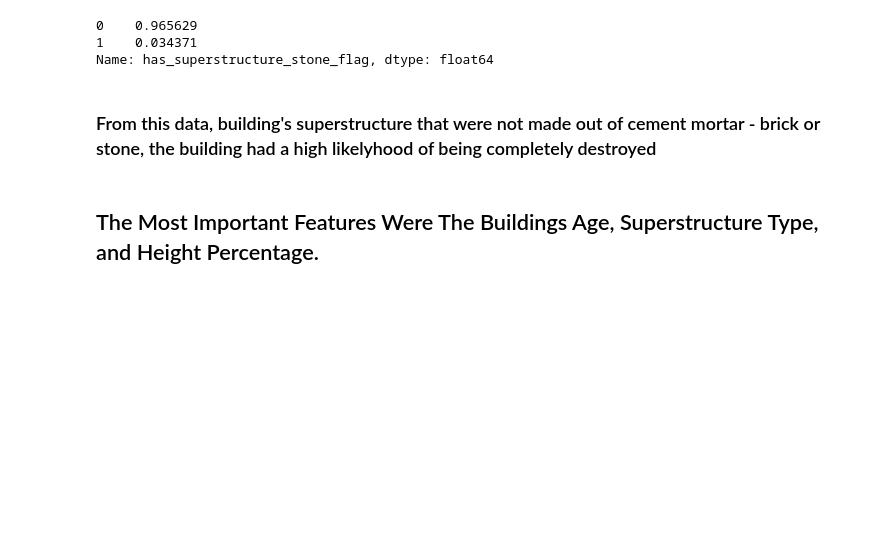
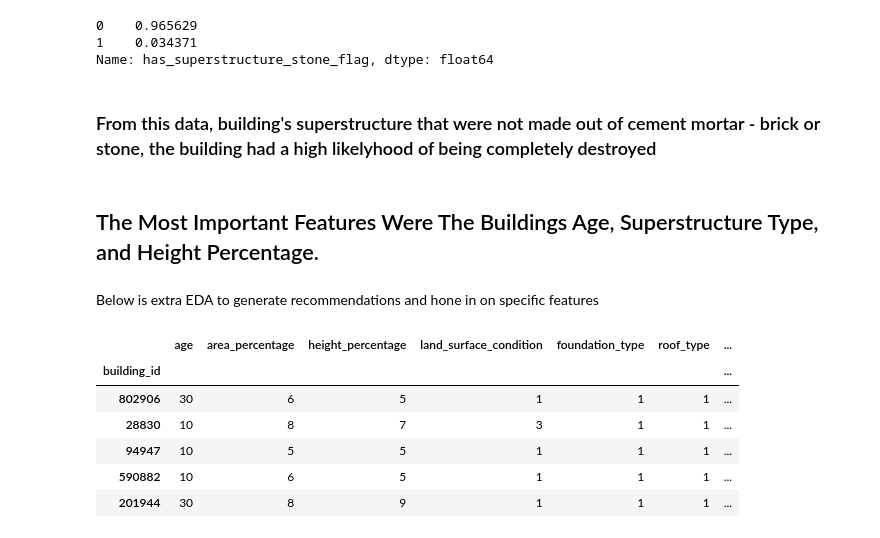
Before and after one commit to Baekho4245/predicting_earthquake_damage, a Jupyter notebook: data_viz.ipynb, the cells around one changed output. Saved outputs shown, nothing was run; the diff lists cells and outputs as text; code cells hidden in the pictures; blank space fills up the shorter version.

```diff
--- a/data_viz.ipynb
+++ b/data_viz.ipynb
@@ -339,3 +344,17 @@ Name: has_superstructure_stone_flag, dtype: float64
 ### From this data, building's superstructure that were not made out of cement mortar - brick or stone, the building had a high likelyhood of being completely destroyed
 # %% [markdown]
 ## The Most Important Features Were The Buildings Age, Superstructure Type, and Height Percentage.
+# %% [markdown]
+Below is extra EDA to generate recommendations and hone in on specific features
+# %%
+major_damage = data_viz
+# %%
+major_damage.head()
+# %% [output]
+|  | age | area_percentage | height_percentage | land_surface_condition | foundation_type | roof_type | ... |
+| building_id |  |  |  |  |  |  | ... |
+| 802906 | 30 | 6 | 5 | 1 | 1 | 1 | ... |
+| 28830 | 10 | 8 | 7 | 3 | 1 | 1 | ... |
+| 94947 | 10 | 5 | 5 | 1 | 1 | 1 | ... |
+| 590882 | 10 | 6 | 5 | 1 | 1 | 1 | ... |
+| 201944 | 30 | 8 | 9 | 1 | 1 | 1 | ... |
```
Also changed, not shown: parts of 26 cells of this notebook, 2 other files.
